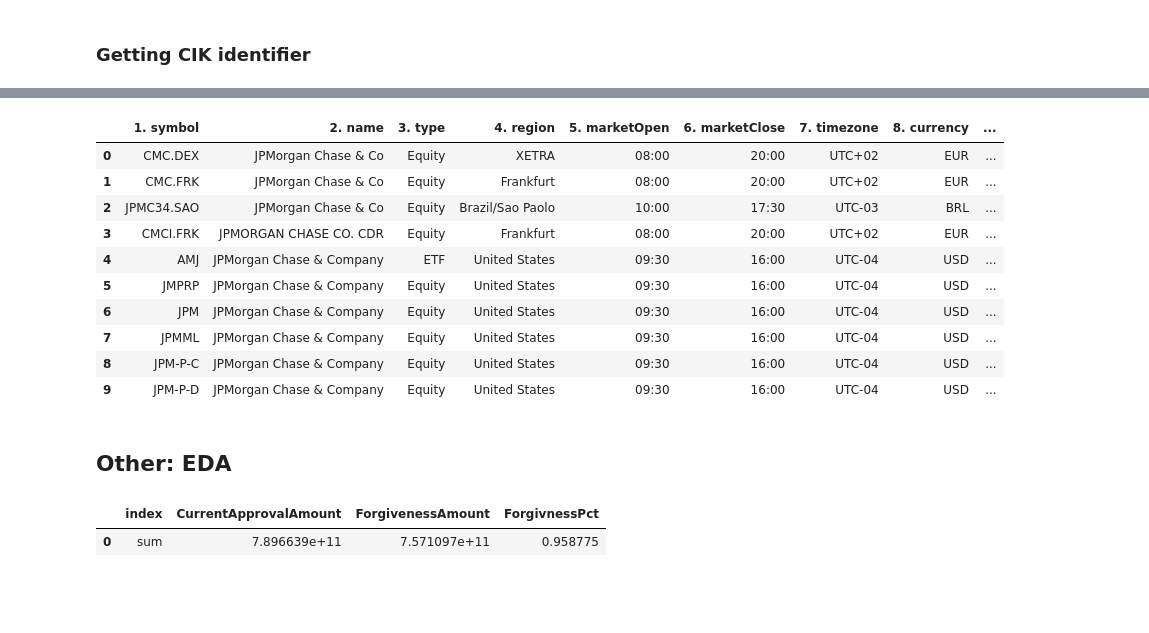
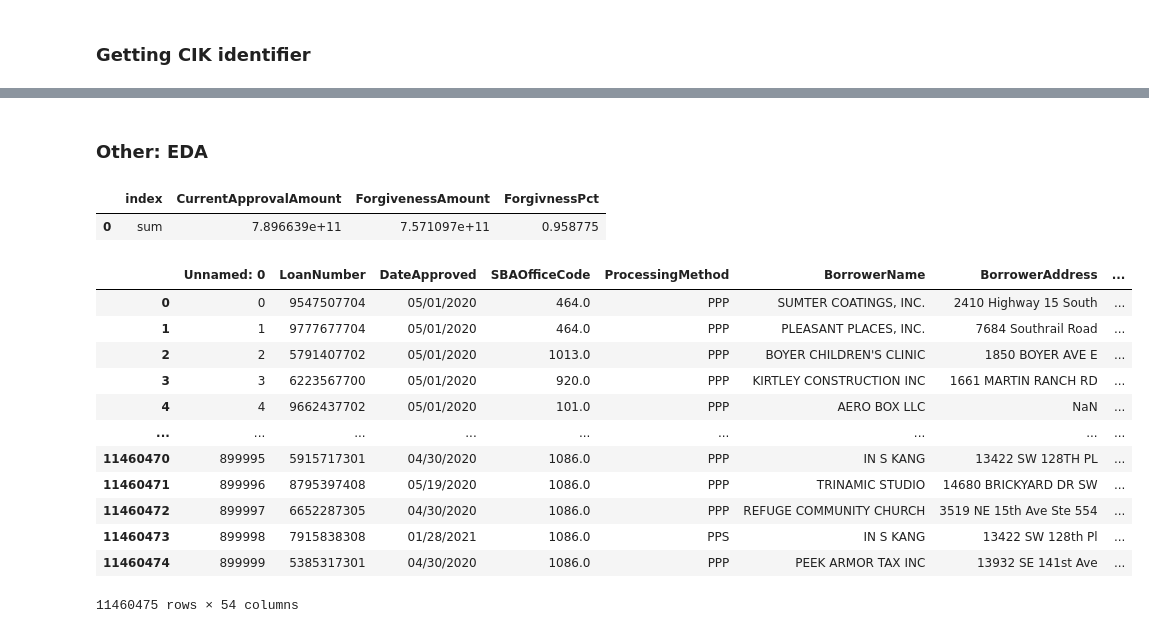
Before and after one commit to Neji128/PPP-Lender-Analysis, a Jupyter notebook: scripts/lenders_data.ipynb, the cells around one changed output, grey strips where cells are left out. Saved outputs shown, nothing was run; the diff lists cells and outputs as text; code cells hidden in the pictures; blank space fills up the shorter version.

```diff
--- a/scripts/lenders_data.ipynb
+++ b/scripts/lenders_data.ipynb
@@ -109,23 +344,0 @@ get_cik_from_company_name('GOLDMAN SACHS BANK AG')
-# %%
-# Searching ticker names
-
-from alpha_vantage.timeseries import TimeSeries
-
-API_KEY = '' # Claim free API Key here https://www.alphavantage.co/support/#api-key
-
-ts = TimeSeries(key=API_KEY)
-data, metadata = ts.get_symbol_search('JPMorgan Chase')
-
-data
-# %% [output]
-|  | 1. symbol | 2. name | 3. type | 4. region | 5. marketOpen | 6. marketClose | 7. timezone | 8. currency | ... |
-| 0 | CMC.DEX | JPMorgan Chase & Co | Equity | XETRA | 08:00 | 20:00 | UTC+02 | EUR | ... |
-| 1 | CMC.FRK | JPMorgan Chase & Co | Equity | Frankfurt | 08:00 | 20:00 | UTC+02 | EUR | ... |
-| 2 | JPMC34.SAO | JPMorgan Chase & Co | Equity | Brazil/Sao Paolo | 10:00 | 17:30 | UTC-03 | BRL | ... |
-| 3 | CMCI.FRK | JPMORGAN CHASE CO. CDR | Equity | Frankfurt | 08:00 | 20:00 | UTC+02 | EUR | ... |
-| 4 | AMJ | JPMorgan Chase & Company | ETF | United States | 09:30 | 16:00 | UTC-04 | USD | ... |
-| 5 | JMPRP | JPMorgan Chase & Company | Equity | United States | 09:30 | 16:00 | UTC-04 | USD | ... |
-| 6 | JPM | JPMorgan Chase & Company | Equity | United States | 09:30 | 16:00 | UTC-04 | USD | ... |
-| 7 | JPMML | JPMorgan Chase & Company | Equity | United States | 09:30 | 16:00 | UTC-04 | USD | ... |
-| 8 | JPM-P-C | JPMorgan Chase & Company | Equity | United States | 09:30 | 16:00 | UTC-04 | USD | ... |
-| 9 | JPM-P-D | JPMorgan Chase & Company | Equity | United States | 09:30 | 16:00 | UTC-04 | USD | ... |
@@ -134,5 +345,5 @@ data
 # %% [markdown]
-## Other: EDA
+### Other: EDA
 # %%
 # What is the percentage of $ value lent that is forgiven?
 grp = PPP_df[['CurrentApprovalAmount','ForgivenessAmount']].agg(['sum']).reset_index()
@@ -141,3 +352,19 @@ grp
 # %% [output]
 |  | index | CurrentApprovalAmount | ForgivenessAmount | ForgivnessPct |
 | 0 | sum | 7.896639e+11 | 7.571097e+11 | 0.958775 |
+# %%
+PPP_df
+# %% [output]
+|  | Unnamed: 0 | LoanNumber | DateApproved | SBAOfficeCode | ProcessingMethod | BorrowerName | BorrowerAddress | ... |
+| 0 | 0 | 9547507704 | 05/01/2020 | 464.0 | PPP | SUMTER COATINGS, INC. | 2410 Highway 15 South | ... |
+| 1 | 1 | 9777677704 | 05/01/2020 | 464.0 | PPP | PLEASANT PLACES, INC. | 7684 Southrail Road | ... |
+| 2 | 2 | 5791407702 | 05/01/2020 | 1013.0 | PPP | BOYER CHILDREN'S CLINIC | 1850 BOYER AVE E | ... |
+| 3 | 3 | 6223567700 | 05/01/2020 | 920.0 | PPP | KIRTLEY CONSTRUCTION INC | 1661 MARTIN RANCH RD | ... |
+| 4 | 4 | 9662437702 | 05/01/2020 | 101.0 | PPP | AERO BOX LLC | NaN | ... |
+| ... | ... | ... | ... | ... | ... | ... | ... | ... |
+| 11460470 | 899995 | 5915717301 | 04/30/2020 | 1086.0 | PPP | IN S KANG | 13422 SW 128TH PL | ... |
+| 11460471 | 899996 | 8795397408 | 05/19/2020 | 1086.0 | PPP | TRINAMIC STUDIO | 14680 BRICKYARD DR SW | ... |
+| 11460472 | 899997 | 6652287305 | 04/30/2020 | 1086.0 | PPP | REFUGE COMMUNITY CHURCH | 3519 NE 15th Ave Ste 554 | ... |
+| 11460473 | 899998 | 7915838308 | 01/28/2021 | 1086.0 | PPS | IN S KANG | 13422 SW 128th Pl | ... |
+| 11460474 | 899999 | 5385317301 | 04/30/2020 | 1086.0 | PPP | PEEK ARMOR TAX INC | 13932 SE 141st Ave | ... |
+11460475 rows × 54 columns
```
Also changed, not shown: parts of 32 cells of this notebook, 1 other file.
